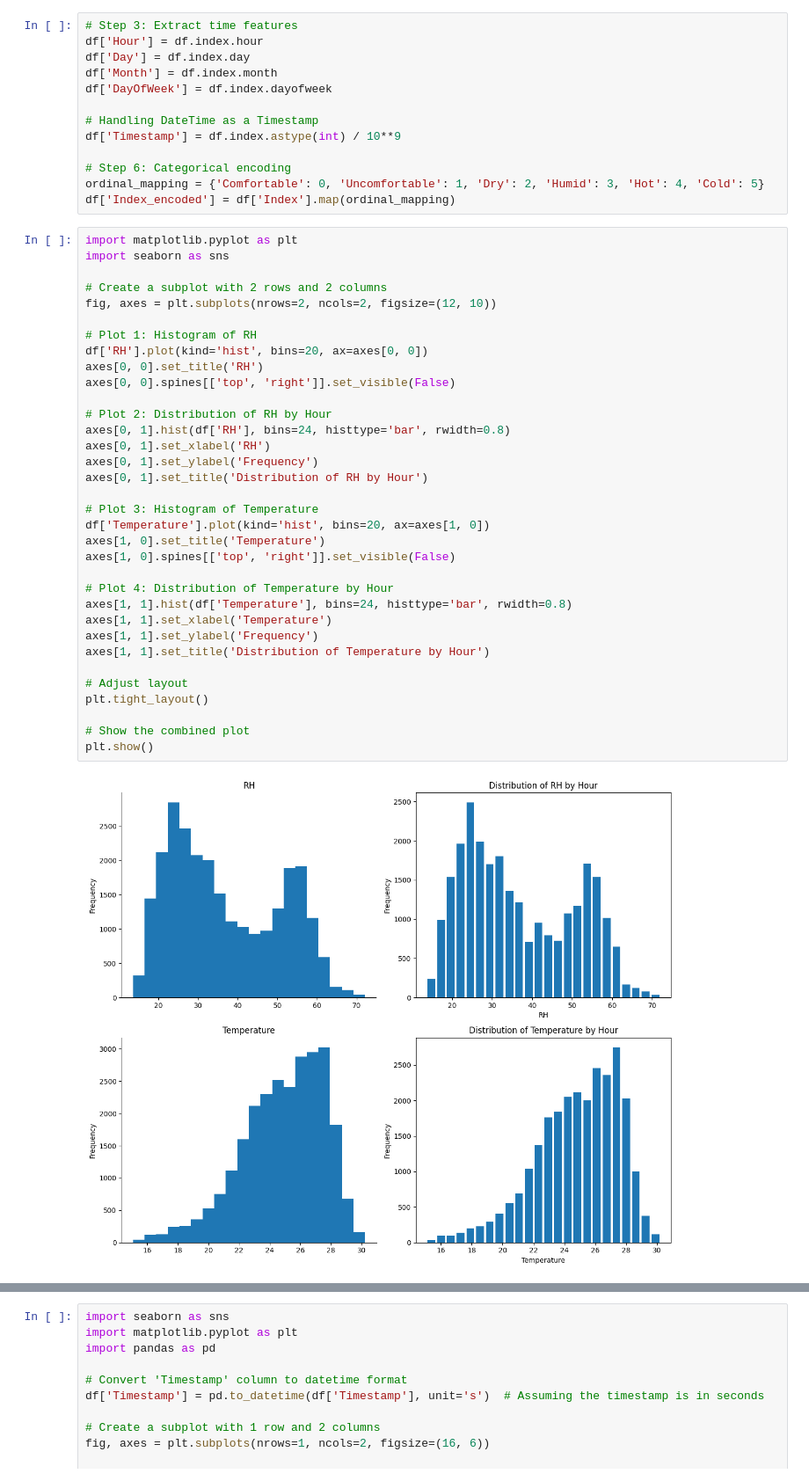
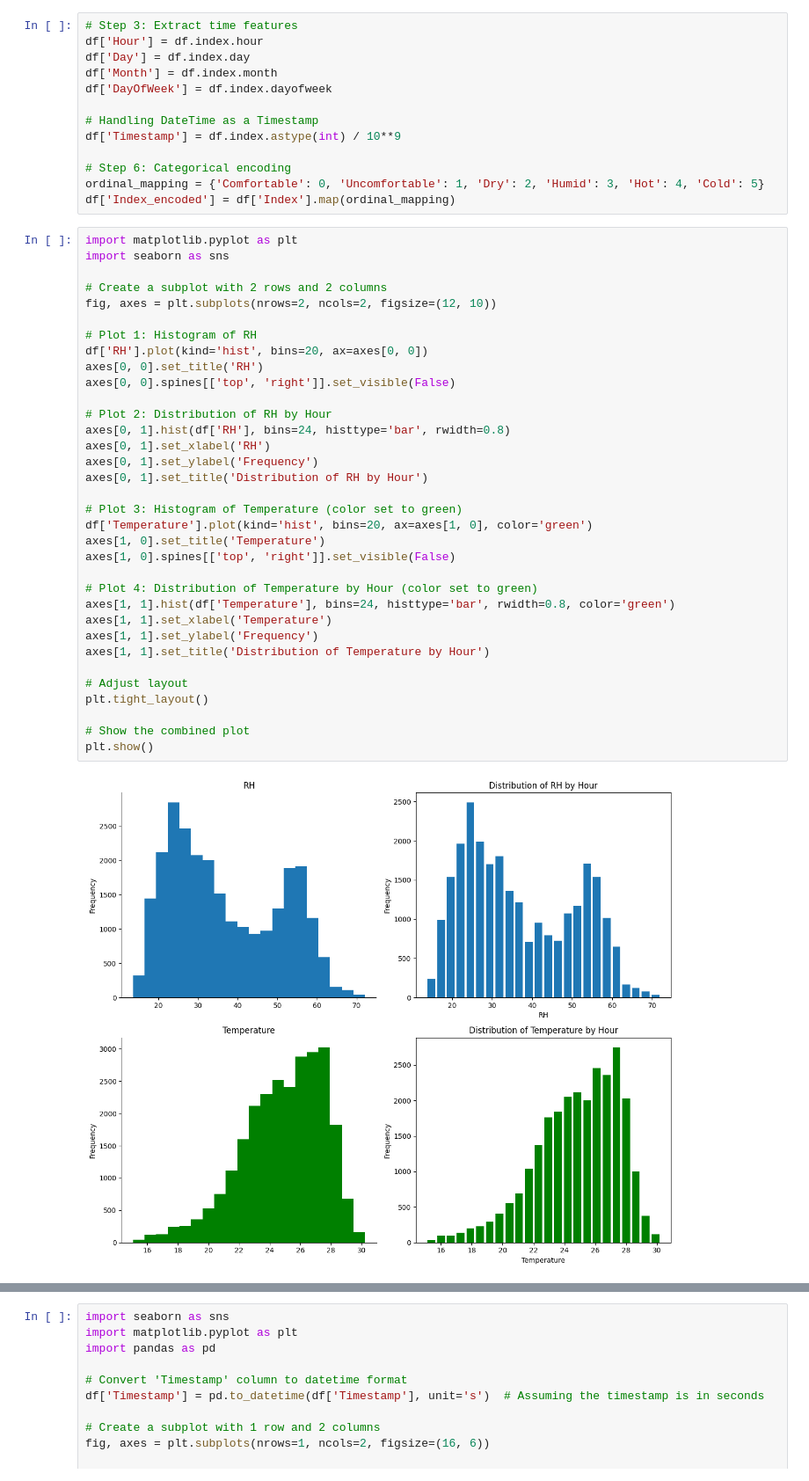
Before and after one commit to mshapna/EDA_Timeseries, a Jupyter notebook: EDA_Ver2.ipynb, the cells around one changed output, grey strips where cells are left out. Shown at 88% size. Saved outputs shown, nothing was run; the diff lists cells and outputs as text.

```diff
--- a/EDA_Ver2.ipynb
+++ b/EDA_Ver2.ipynb
@@ -48,38 +48,38 @@ df['Index_encoded'] = df['Index'].map(ordinal_mapping)
 import matplotlib.pyplot as plt
 import seaborn as sns
 
 # Create a subplot with 2 rows and 2 columns
 fig, axes = plt.subplots(nrows=2, ncols=2, figsize=(12, 10))
 
 # Plot 1: Histogram of RH
 df['RH'].plot(kind='hist', bins=20, ax=axes[0, 0])
 axes[0, 0].set_title('RH')
 axes[0, 0].spines[['top', 'right']].set_visible(False)
 
 # Plot 2: Distribution of RH by Hour
 axes[0, 1].hist(df['RH'], bins=24, histtype='bar', rwidth=0.8)
 axes[0, 1].set_xlabel('RH')
 axes[0, 1].set_ylabel('Frequency')
 axes[0, 1].set_title('Distribution of RH by Hour')
 
-# Plot 3: Histogram of Temperature
-df['Temperature'].plot(kind='hist', bins=20, ax=axes[1, 0])
+# Plot 3: Histogram of Temperature (color set to green)
+df['Temperature'].plot(kind='hist', bins=20, ax=axes[1, 0], color='green')
 axes[1, 0].set_title('Temperature')
 axes[1, 0].spines[['top', 'right']].set_visible(False)
 
-# Plot 4: Distribution of Temperature by Hour
-axes[1, 1].hist(df['Temperature'], bins=24, histtype='bar', rwidth=0.8)
+# Plot 4: Distribution of Temperature by Hour (color set to green)
+axes[1, 1].hist(df['Temperature'], bins=24, histtype='bar', rwidth=0.8, color='green')
 axes[1, 1].set_xlabel('Temperature')
 axes[1, 1].set_ylabel('Frequency')
 axes[1, 1].set_title('Distribution of Temperature by Hour')
 
 # Adjust layout
 plt.tight_layout()
 
 # Show the combined plot
 plt.show()
 # %% [output]
-[figure, old version]
+[figure, new version]
 # %%
 import matplotlib.pyplot as plt
 import seaborn as sns
```
Also changed, not shown: parts of 3 cells of this notebook.
